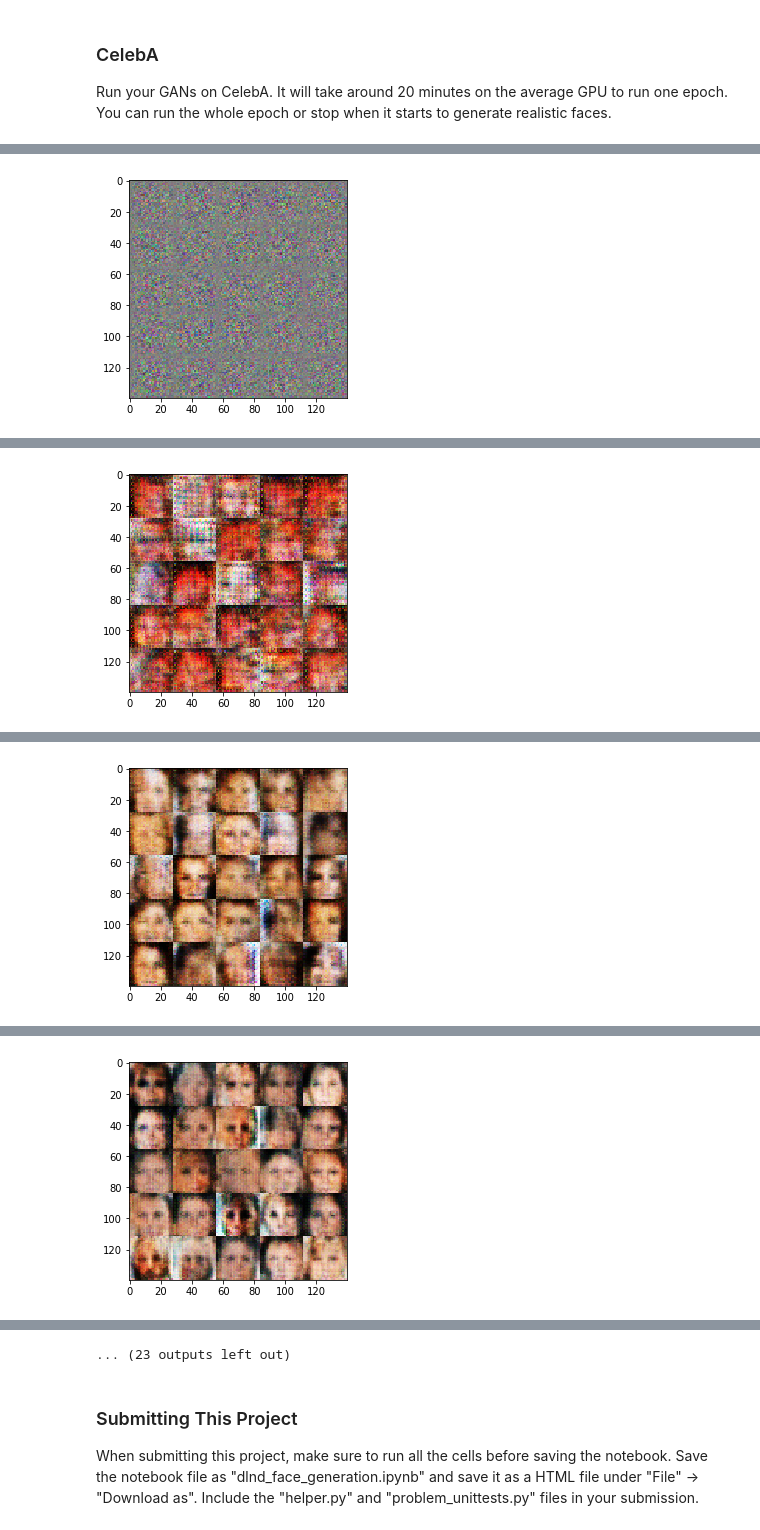
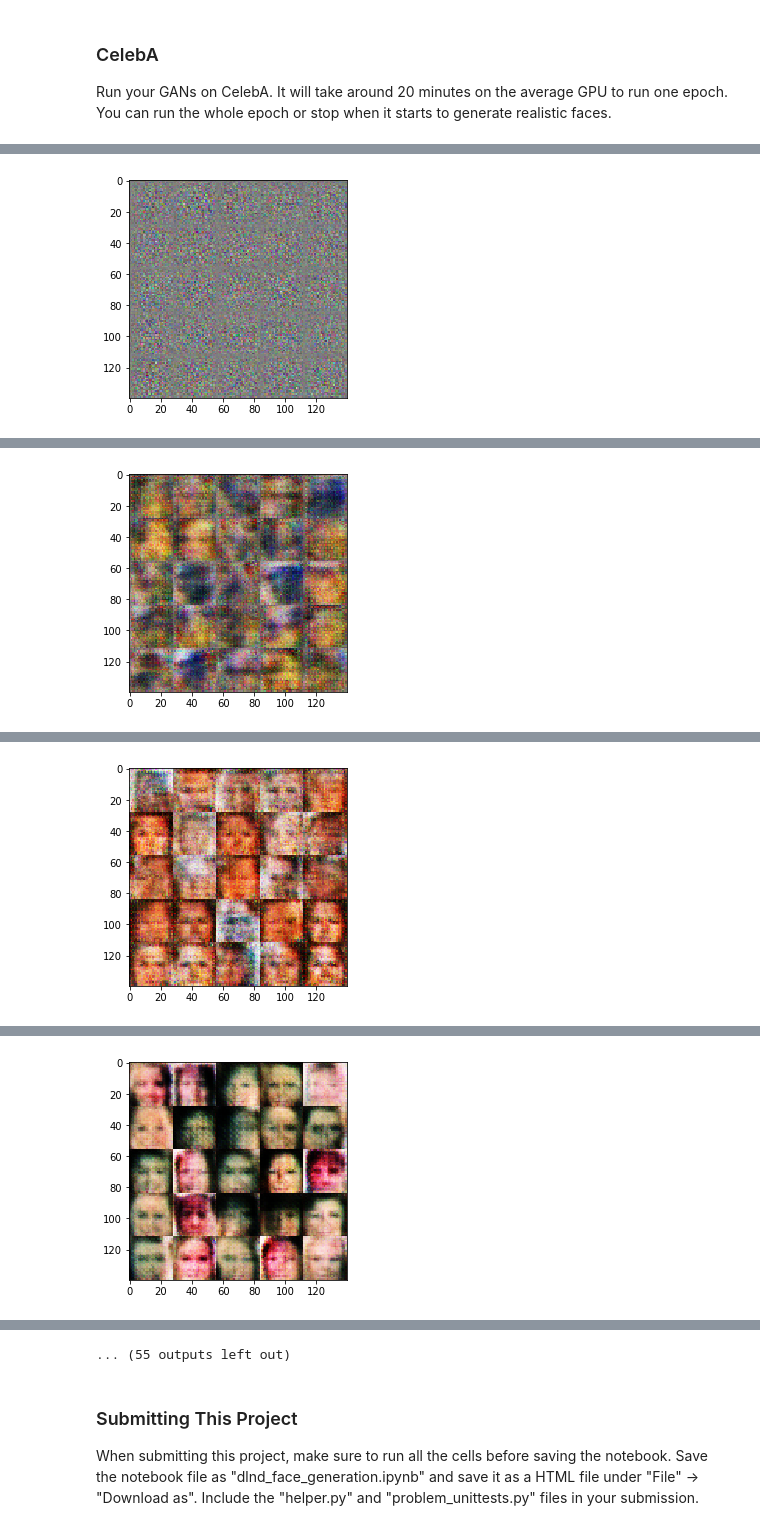
Before and after one commit to chinoxyz/deep-learning, a Jupyter notebook: face_generation/dlnd_face_generation.ipynb, the cells around one changed output, grey strips where cells are left out. Cells and saved outputs as stored; diff of their text form; code cells hidden in the pictures.

```diff
--- a/face_generation/dlnd_face_generation.ipynb
+++ b/face_generation/dlnd_face_generation.ipynb
@@ -155,7 +155,7 @@ def discriminator(images, reuse=False):
 
         conv1 = tf.layers.conv2d(
             inputs=images,
-            filters=20,
+            filters=32,
             kernel_size=[5, 5],
             padding="same",
             activation=tf.nn.elu)
@@ -168,7 +168,7 @@ def discriminator(images, reuse=False):
 
         conv2 = tf.layers.conv2d(
             inputs=bn1,
-            filters=40,
+            filters=64,
             kernel_size=[5, 5],
             padding="same",
             activation=tf.nn.elu)
@@ -180,7 +180,7 @@ def discriminator(images, reuse=False):
 
         conv3 = tf.layers.conv2d(
             inputs=bn2,
-            filters=60,
+            filters=128,
             kernel_size=[5, 5],
             padding="same",
             activation=tf.nn.elu)
@@ -221,16 +221,16 @@ def generator(z, out_channel_dim, is_train=True):
     with tf.variable_scope("generator", reuse=not is_train):
 
 
-        dense1 = tf.layers.dense(z, 60*7*7, tf.nn.elu)
+        dense1 = tf.layers.dense(z, 128*7*7, tf.nn.elu)
 
 
-        dense1_block = tf.reshape(dense1, [-1,7,7,60])
+        dense1_block = tf.reshape(dense1, [-1,7,7,128])
 
         dense_bn = tf.layers.batch_normalization(dense1_block, training=is_train)
 
         convt1 = tf.layers.conv2d_transpose(
             inputs=dense_bn,
-            filters=40,
+            filters=64,
             kernel_size=[5,5],
             strides=1,
             padding="same",
@@ -242,7 +242,7 @@ def generator(z, out_channel_dim, is_train=True):
 
         convt2 = tf.layers.conv2d_transpose(
             inputs=convt1_bn,
-            filters=20,
+            filters=32,
             kernel_size=[5,5],
             strides=2,
             padding="same",
@@ -261,8 +261,9 @@ def generator(z, out_channel_dim, is_train=True):
             activation=tf.nn.tanh,
         )
 
+        output = convt3
 
-    return convt3
+    return output
 
 
 """
@@ -415,7 +416,7 @@ def train(epoch_count, batch_size, z_dim, learning_rate, beta1, get_batches, dat
             for batch_images in get_batches(batch_size):
 
 
-
+                batch_images = batch_images * 2
 
                 # Sample random noise for G
                 batch_z = np.random.uniform(-1, 1, size=(batch_size, z_dim))
@@ -545,9 +546,9 @@ Epoch 2/2... Discriminator Loss: 0.1856... Generator Loss: 2.5670
 ### CelebA
 Run your GANs on CelebA.  It will take around 20 minutes on the average GPU to run one epoch.  You can run the whole epoch or stop when it starts to generate realistic faces.
 # %%
-batch_size = 128
-z_dim = 300
-learning_rate = 1e-3
+batch_size = 64
+z_dim = 100
+learning_rate = 5e-4
 beta1 = 0.5
 
 
@@ -565 +566 @@ Epoch 1/1... Discriminator Loss: 3.9087... Generator Loss: 0.0363
-[figure, old version]
+[figure, new version]
@@ -576 +577 @@ Epoch 1/1... Discriminator Loss: 1.2696... Generator Loss: 2.2178
-[figure, old version]
+[figure, new version]
@@ -587 +588 @@ Epoch 1/1... Discriminator Loss: 0.8380... Generator Loss: 1.6459
-[figure, old version]
+[figure, new version]
@@ -598 +599 @@ Epoch 1/1... Discriminator Loss: 0.9673... Generator Loss: 0.7676
-[figure, old version]
+[figure, new version]
@@ -621,4 +622,4 @@ Epoch 1/1... Discriminator Loss: 0.2713... Generator Loss: 2.0758
-... (23 outputs left out)
+... (55 outputs left out)
 # %% [markdown]
 ### Submitting This Project
 When submitting this project, make sure to run all the cells before saving the notebook. Save the notebook file as "dlnd_face_generation.ipynb" and save it as a HTML file under "File" -> "Download as". Include the "helper.py" and "problem_unittests.py" files in your submission.
```
Also changed, not shown: parts of 2 cells of this notebook, 1 other file.
